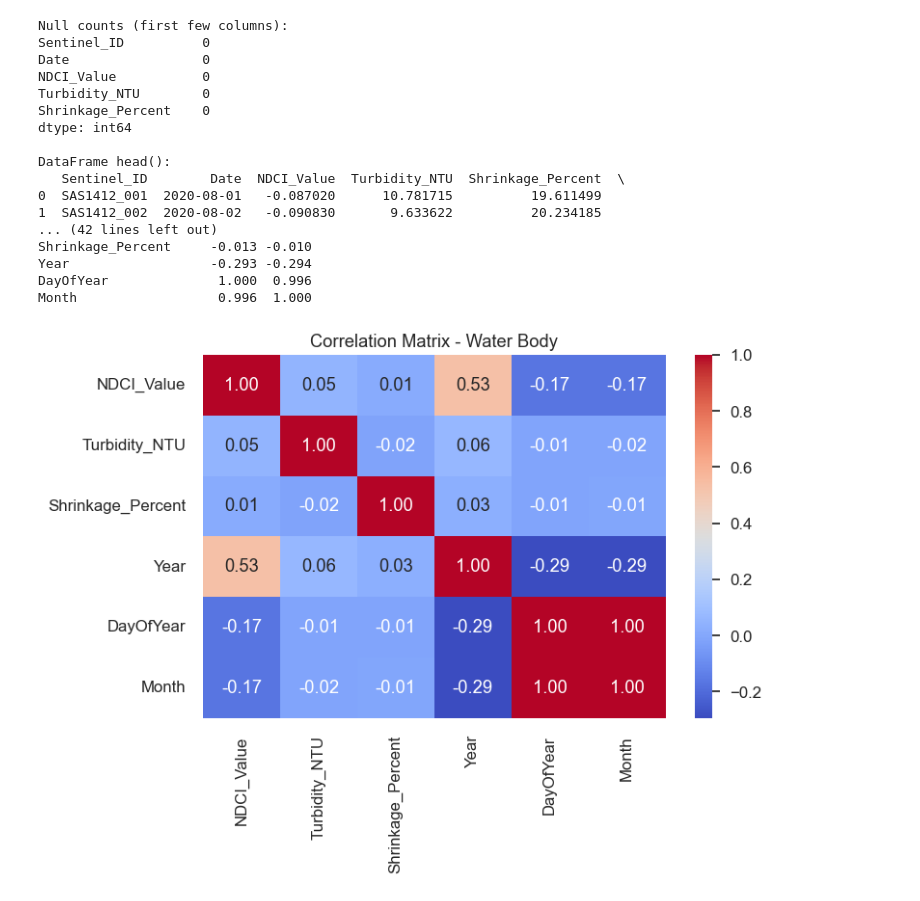
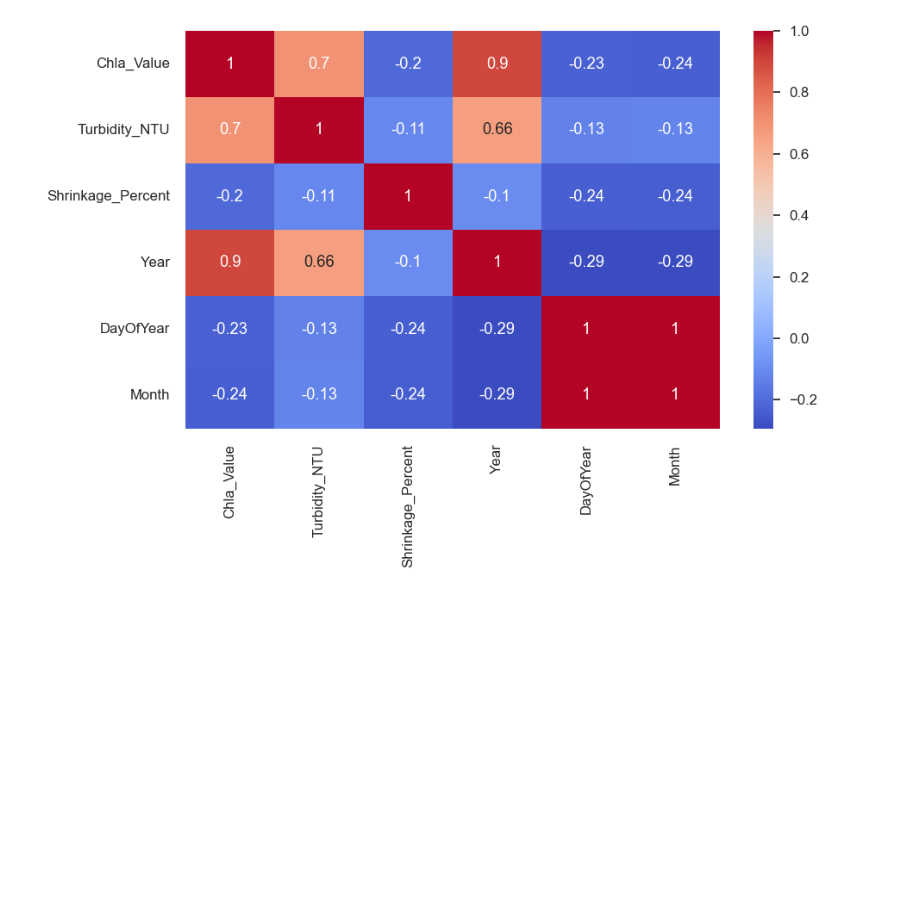
Before and after one commit to Hemang-2004/GIS-Project, a Jupyter notebook: main.ipynb, the cells around one changed output. Saved outputs shown, nothing was run; the diff lists cells and outputs as text; code cells hidden in the pictures; blank space fills up the shorter version.

```diff
--- a/main.ipynb
+++ b/main.ipynb
@@ -6,28 +6,10 @@ import matplotlib.pyplot as plt
 import seaborn as sns
 
 from sklearn.model_selection import train_test_split
-from sklearn.ensemble import (
-    RandomForestRegressor,
-    AdaBoostRegressor
-)
+from sklearn.ensemble import RandomForestRegressor, AdaBoostRegressor
 from sklearn.tree import DecisionTreeRegressor
 from sklearn.linear_model import LinearRegression
 from sklearn.svm import SVR
 from sklearn.neighbors import KNeighborsRegressor
 from sklearn.metrics import r2_score, mean_squared_error
 from sklearn.cluster import KMeans
-
-# Try optional XGBoost
-try:
-    from xgboost import XGBRegressor
-    HAS_XGB = True
-except ImportError:
-    HAS_XGB = False
-    print("XGBoost not installed, skipping XGBoost model.")
-
-plt.style.use("seaborn-v0_8")
-sns.set(rc={"figure.figsize": (10, 6)}, font_scale=1.1)
-pd.set_option("display.max_columns", None)
-
-# Ensure images folder exists
-os.makedirs("images", exist_ok=True)
@@ -136,54 +67,9 @@ Invalid input — defaulting to training dataset.
 # %%
-
-print("\nNull counts (first few columns):")
-print(df.isnull().sum().head(5))
-
-print("\nDataFrame head():")
-print(df.head())
-
-
-df["Date"] = pd.to_datetime(df["Date"])
-df["Year"] = df["Date"].dt.year
-df["Month"] = df["Date"].dt.month
-df["DayOfYear"] = df["Date"].dt.dayofyear
-
-df = df.sort_values("Date").reset_index(drop=True)
-print("\nSample with engineered features:")
-print(df[["Sentinel_ID", "Date", "Year", "Month", "DayOfYear"]].head())
-
-print("\nSummary statistics for selected dataset:")
-print(df[["NDCI_Value", "Turbidity_NTU", "Shrinkage_Percent"]].describe().round(3))
-
-
-corr_cols = ["NDCI_Value", "Turbidity_NTU", "Shrinkage_Percent", "Year", "DayOfYear", "Month"]
+corr_cols = ["Chla_Value", "Turbidity_NTU", "Shrinkage_Percent", "Year", "DayOfYear", "Month"]
 corr = df[corr_cols].corr()
 
-print("\nCorrelation matrix:")
-print(corr.round(3))
-
-plt.figure(figsize=(8, 6))
-sns.heatmap(corr, annot=True, cmap="coolwarm", fmt=".2f")
-plt.title(f"Correlation Matrix - {selected_label}")
-plt.tight_layout()
-plt.savefig(f"images/correlation_matrix_{selected_label}.png", dpi=300, bbox_inches="tight")
+sns.heatmap(corr, annot=True, cmap="coolwarm")
 plt.show()
 # %% [output]
-Null counts (first few columns):
-Sentinel_ID          0
-Date                 0
-NDCI_Value           0
-Turbidity_NTU        0
-Shrinkage_Percent    0
-dtype: int64
-
-DataFrame head():
-   Sentinel_ID        Date  NDCI_Value  Turbidity_NTU  Shrinkage_Percent  \
-0  SAS1412_001  2020-08-01   -0.087020      10.781715          19.611499
-1  SAS1412_002  2020-08-02   -0.090830       9.633622          20.234185
-... (42 lines left out)
-Shrinkage_Percent     -0.013 -0.010
-Year                  -0.293 -0.294
-DayOfYear              1.000  0.996
-Month                  0.996  1.000
-[figure, old version]
+[figure, new version]
 # %%
```
Also changed, not shown: parts of 4 cells of this notebook, 29 other files.
